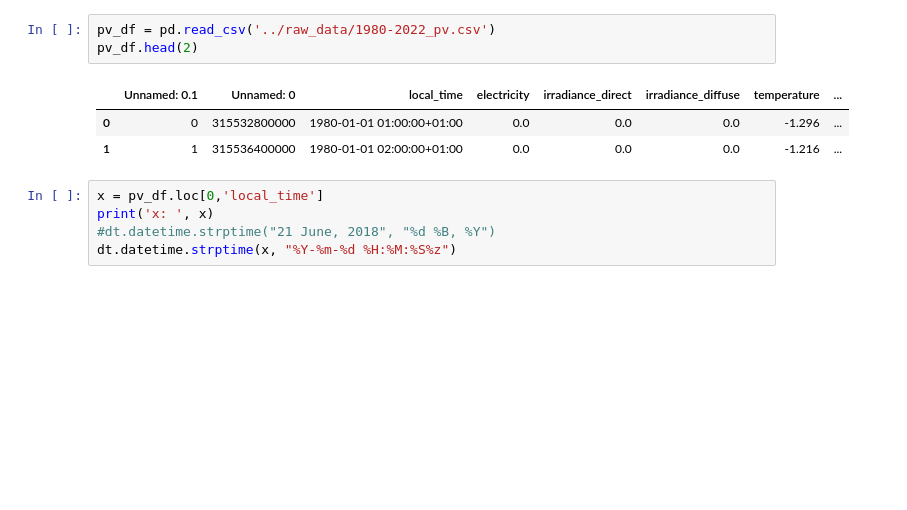
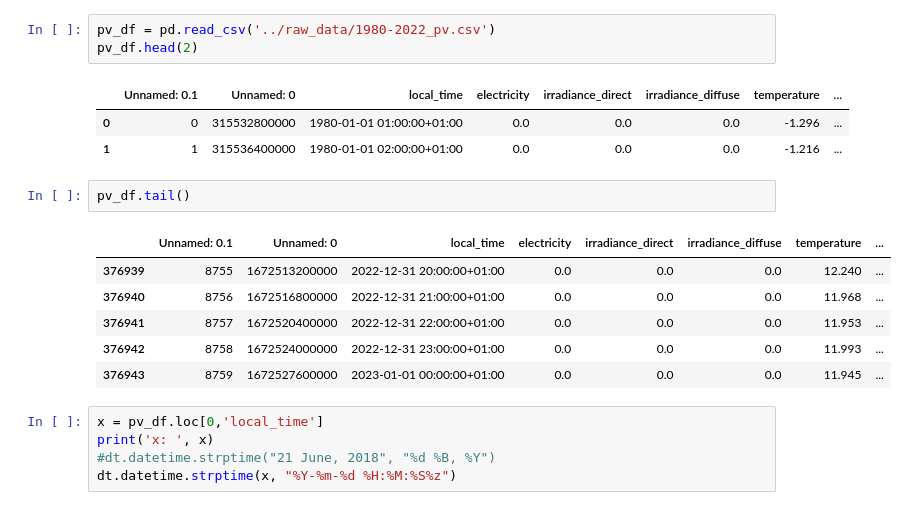
Before and after one commit to jerome-roeser/advanced-power-forecast, a Jupyter notebook: notebooks/hoernsch.ipynb, the cells around one changed output. Cells and saved outputs as stored; diff of their text form; blank space fills up the shorter version.

```diff
--- a/notebooks/hoernsch.ipynb
+++ b/notebooks/hoernsch.ipynb
@@ -17,6 +17,15 @@ pv_df.head(2)
 |  | Unnamed: 0.1 | Unnamed: 0 | local_time | electricity | irradiance_direct | irradiance_diffuse | temperature | ... |
 | 0 | 0 | 315532800000 | 1980-01-01 01:00:00+01:00 | 0.0 | 0.0 | 0.0 | -1.296 | ... |
 | 1 | 1 | 315536400000 | 1980-01-01 02:00:00+01:00 | 0.0 | 0.0 | 0.0 | -1.216 | ... |
+# %%
+pv_df.tail()
+# %% [output]
+|  | Unnamed: 0.1 | Unnamed: 0 | local_time | electricity | irradiance_direct | irradiance_diffuse | temperature | ... |
+| 376939 | 8755 | 1672513200000 | 2022-12-31 20:00:00+01:00 | 0.0 | 0.0 | 0.0 | 12.240 | ... |
+| 376940 | 8756 | 1672516800000 | 2022-12-31 21:00:00+01:00 | 0.0 | 0.0 | 0.0 | 11.968 | ... |
+| 376941 | 8757 | 1672520400000 | 2022-12-31 22:00:00+01:00 | 0.0 | 0.0 | 0.0 | 11.953 | ... |
+| 376942 | 8758 | 1672524000000 | 2022-12-31 23:00:00+01:00 | 0.0 | 0.0 | 0.0 | 11.993 | ... |
+| 376943 | 8759 | 1672527600000 | 2023-01-01 00:00:00+01:00 | 0.0 | 0.0 | 0.0 | 11.945 | ... |
 # %%
 x = pv_df.loc[0,'local_time']
 print('x: ', x)
```
Also changed, not shown: 4 other files.
